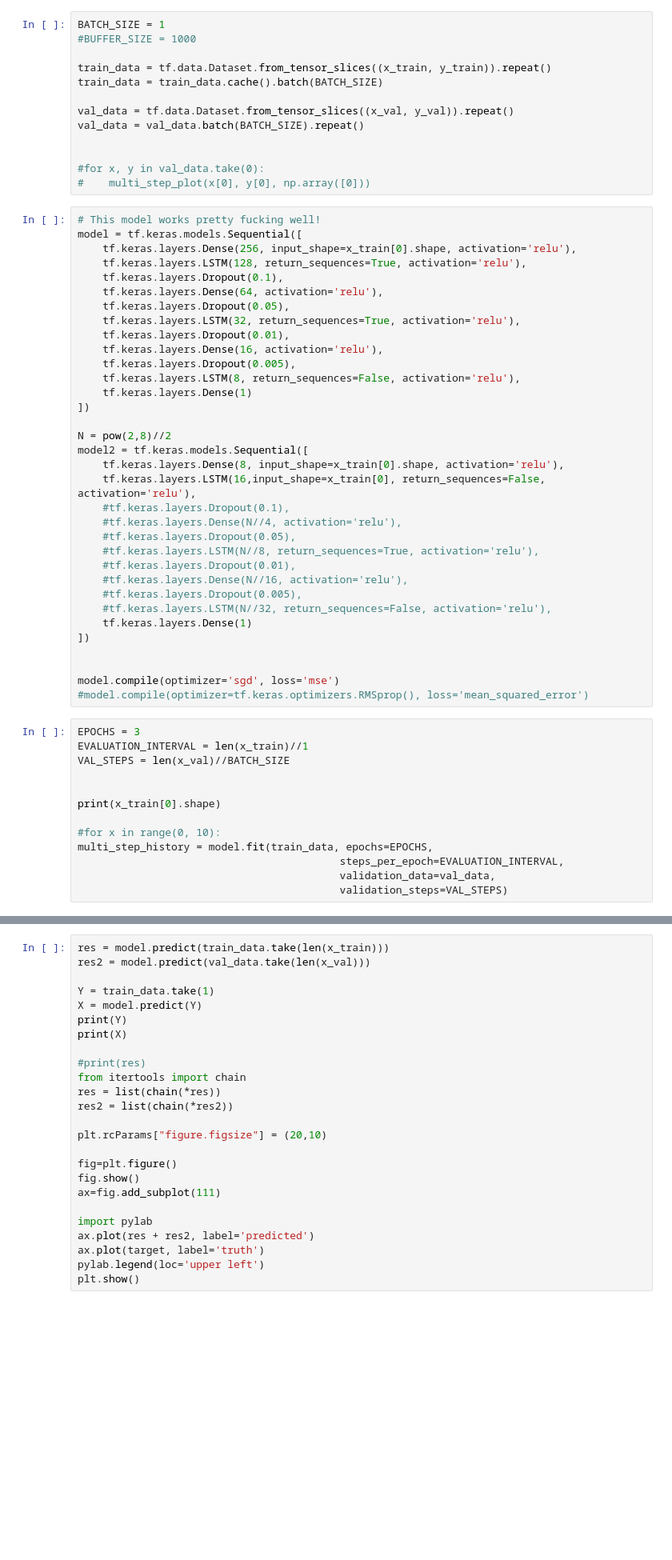
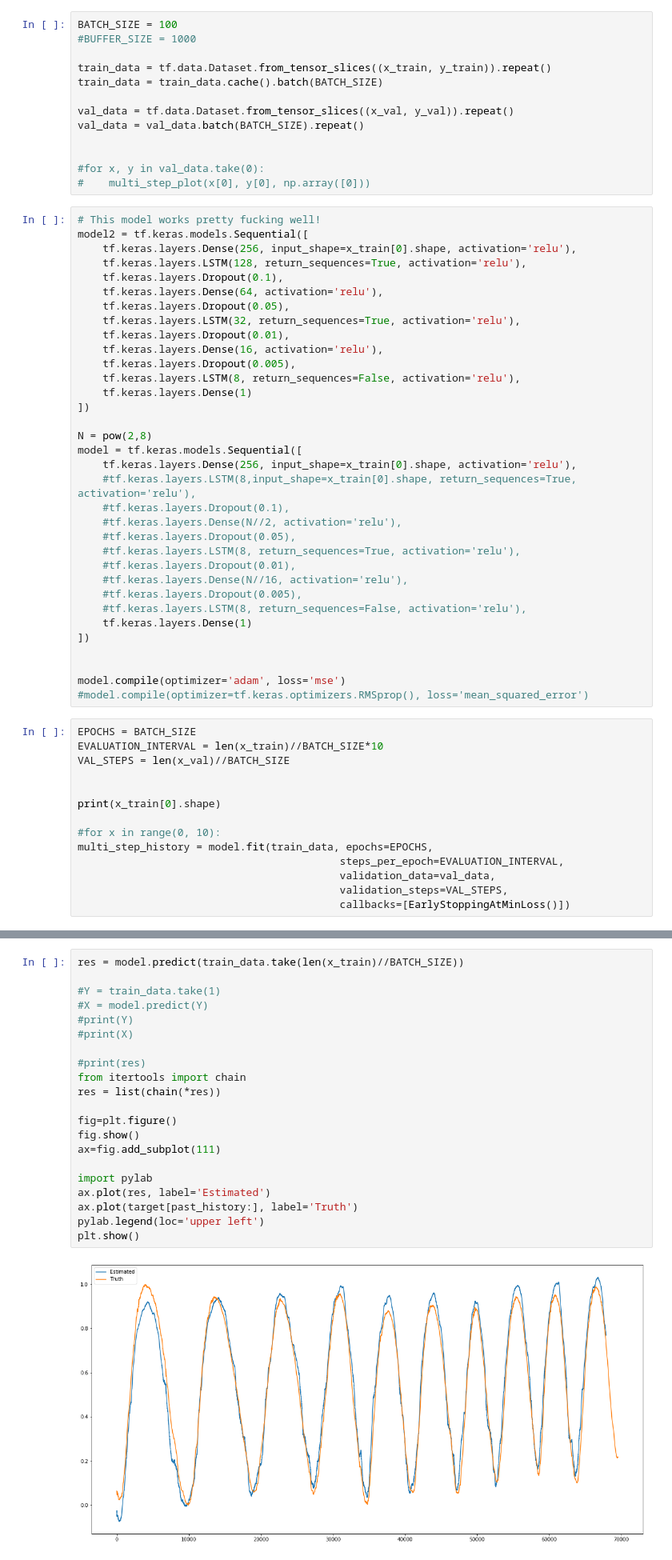
Before and after one commit to j-karls/P9-Exoskeleton, a Jupyter notebook: MIExperiments/Tensorflow/Frederik.ipynb, the cells around one changed output, grey strips where cells are left out. Shown: that part at 80% size. Saved outputs shown, nothing was run; the diff lists cells and outputs as text; blank space fills up the shorter version.

```diff
--- a/MIExperiments/Tensorflow/Frederik.ipynb
+++ b/MIExperiments/Tensorflow/Frederik.ipynb
@@ -177,5 +208,5 @@ LABEL:
 # %%
-BATCH_SIZE = 1
+BATCH_SIZE = 100
 #BUFFER_SIZE = 1000
 
 train_data = tf.data.Dataset.from_tensor_slices((x_train, y_train)).repeat()
@@ -189,7 +220,7 @@ val_data = val_data.batch(BATCH_SIZE).repeat()
 #    multi_step_plot(x[0], y[0], np.array([0]))
 # %%
 # This model works pretty fucking well!
-model = tf.keras.models.Sequential([
+model2 = tf.keras.models.Sequential([
     tf.keras.layers.Dense(256, input_shape=x_train[0].shape, activation='relu'),
     tf.keras.layers.LSTM(128, return_sequences=True, activation='relu'),
     tf.keras.layers.Dropout(0.1),
@@ -203,27 +234,27 @@ model = tf.keras.models.Sequential([
     tf.keras.layers.Dense(1)
 ])
 
-N = pow(2,8)//2
-model2 = tf.keras.models.Sequential([
-    tf.keras.layers.Dense(8, input_shape=x_train[0].shape, activation='relu'),
-    tf.keras.layers.LSTM(16,input_shape=x_train[0], return_sequences=False, activation='relu'),
+N = pow(2,8)
+model = tf.keras.models.Sequential([
+    tf.keras.layers.Dense(256, input_shape=x_train[0].shape, activation='relu'),
+    #tf.keras.layers.LSTM(8,input_shape=x_train[0].shape, return_sequences=True, activation='relu'),
     #tf.keras.layers.Dropout(0.1),
-    #tf.keras.layers.Dense(N//4, activation='relu'),
+    #tf.keras.layers.Dense(N//2, activation='relu'),
     #tf.keras.layers.Dropout(0.05),
-    #tf.keras.layers.LSTM(N//8, return_sequences=True, activation='relu'),
+    #tf.keras.layers.LSTM(8, return_sequences=True, activation='relu'),
     #tf.keras.layers.Dropout(0.01),
     #tf.keras.layers.Dense(N//16, activation='relu'),
     #tf.keras.layers.Dropout(0.005),
-    #tf.keras.layers.LSTM(N//32, return_sequences=False, activation='relu'),
+    #tf.keras.layers.LSTM(8, return_sequences=False, activation='relu'),
     tf.keras.layers.Dense(1)
 ])
 
 
-model.compile(optimizer='sgd', loss='mse')
+model.compile(optimizer='adam', loss='mse')
 #model.compile(optimizer=tf.keras.optimizers.RMSprop(), loss='mean_squared_error')
 # %%
-EPOCHS = 3
-EVALUATION_INTERVAL = len(x_train)//1
+EPOCHS = BATCH_SIZE
+EVALUATION_INTERVAL = len(x_train)//BATCH_SIZE*10
 VAL_STEPS = len(x_val)//BATCH_SIZE
 
 
@@ -233,5 +264,6 @@ print(x_train[0].shape)
 multi_step_history = model.fit(train_data, epochs=EPOCHS,
                                           steps_per_epoch=EVALUATION_INTERVAL,
                                           validation_data=val_data,
-                                          validation_steps=VAL_STEPS)
+                                          validation_steps=VAL_STEPS,
+                                          callbacks=[EarlyStoppingAtMinLoss()])
 # %% [output]
@@ -241,25 +287,23 @@ Epoch 1/3
 # %%
-res = model.predict(train_data.take(len(x_train)))
-res2 = model.predict(val_data.take(len(x_val)))
+res = model.predict(train_data.take(len(x_train)//BATCH_SIZE))
 
-Y = train_data.take(1)
-X = model.predict(Y)
-print(Y)
-print(X)
+#Y = train_data.take(1)
+#X = model.predict(Y)
+#print(Y)
+#print(X)
 
 #print(res)
 from itertools import chain
 res = list(chain(*res))
-res2 = list(chain(*res2))
-
-plt.rcParams["figure.figsize"] = (20,10)
 
 fig=plt.figure()
 fig.show()
 ax=fig.add_subplot(111)
 
 import pylab
-ax.plot(res + res2, label='predicted')
-ax.plot(target, label='truth')
+ax.plot(res, label='Estimated')
+ax.plot(target[past_history:], label='Truth')
 pylab.legend(loc='upper left')
 plt.show()
+# %% [output]
+[figure, added]
```
Also changed, not shown: parts of 8 cells of this notebook.
